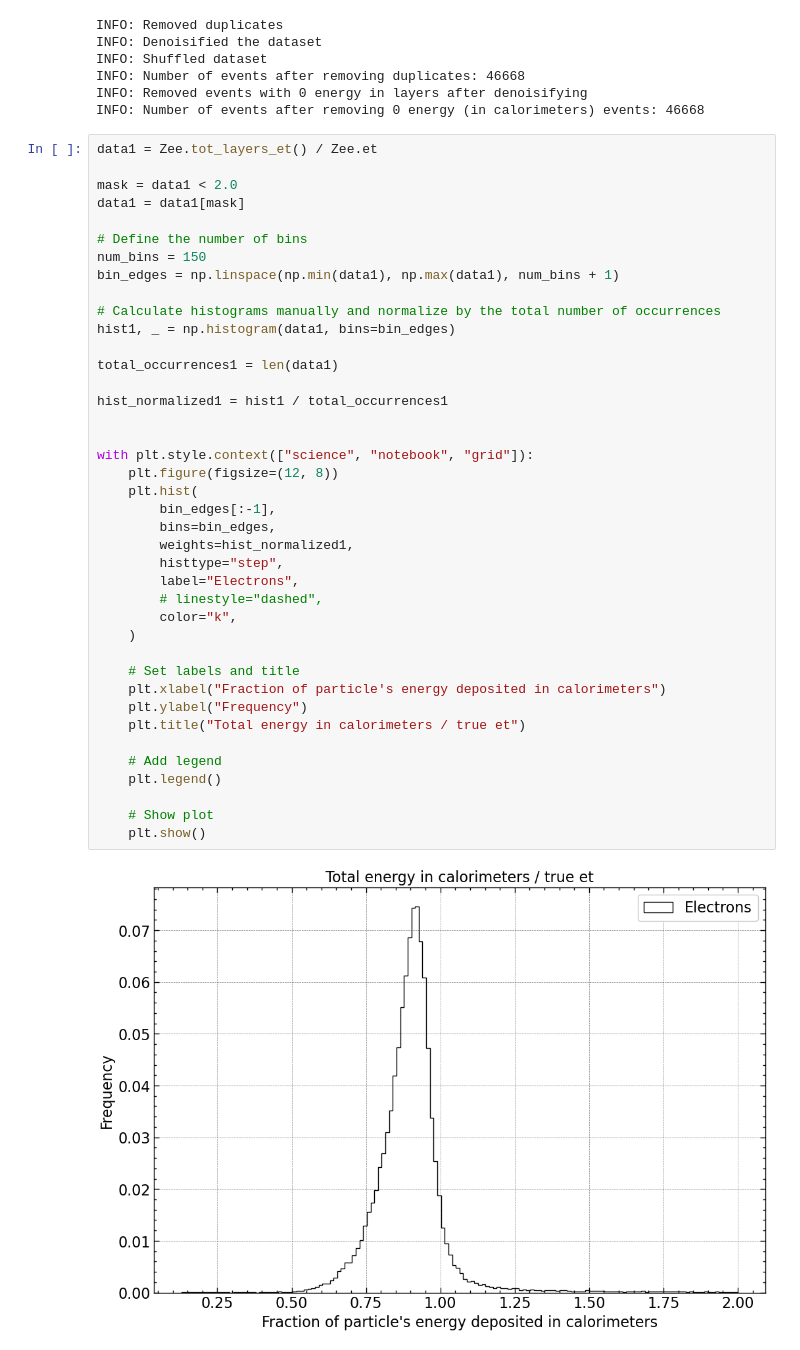
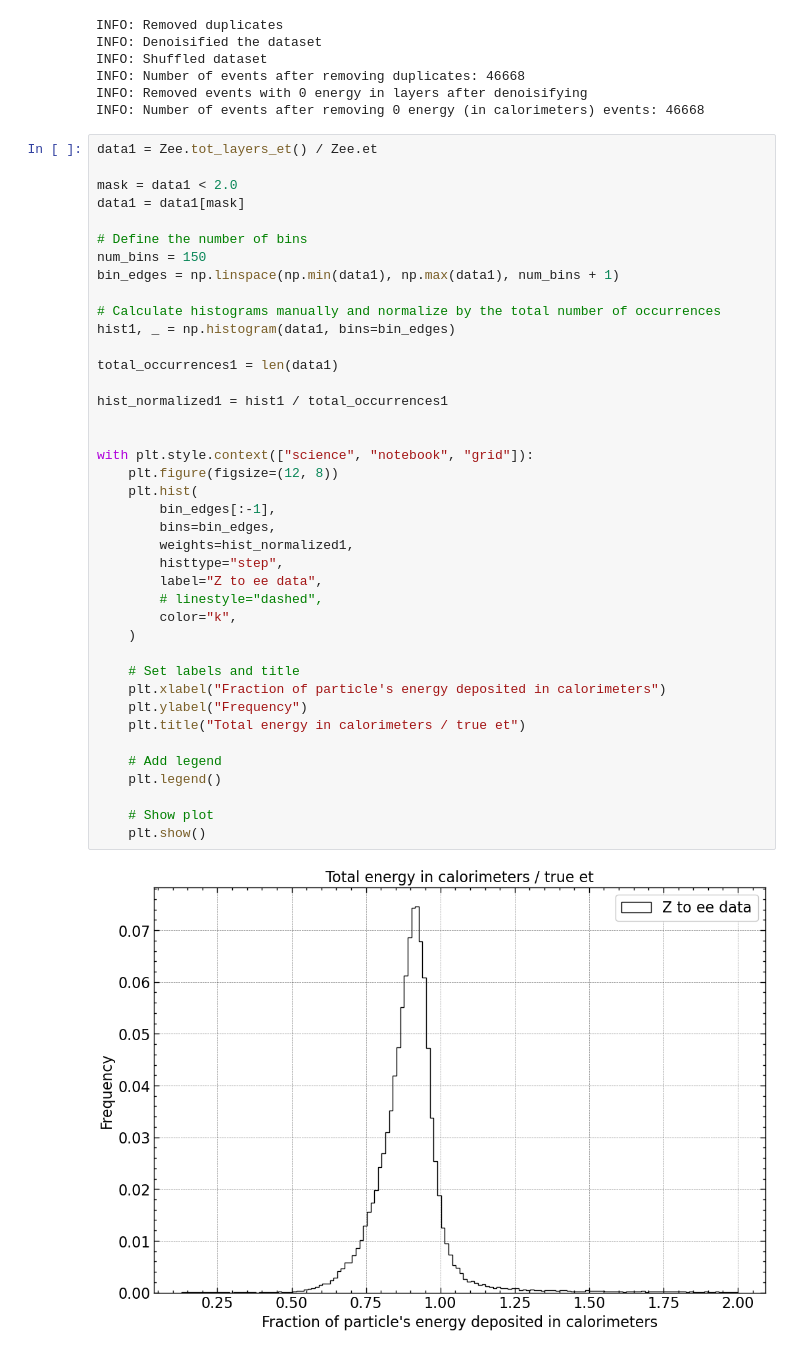
Before and after one commit to p-mucha/ML-for-ATLAS-Hardware-Trigger-at-HL-LHC-in-HH-4b, a Jupyter notebook: notebooks/11.0-pm-Z-ee-data-analysis.ipynb, the cells around one changed output. Cells and saved outputs as stored; diff of their text form.

```diff
--- a/notebooks/11.0-pm-Z-ee-data-analysis.ipynb
+++ b/notebooks/11.0-pm-Z-ee-data-analysis.ipynb
@@ -66,35 +66,35 @@ bin_edges = np.linspace(np.min(data1), np.max(data1), num_bins + 1)
 # Calculate histograms manually and normalize by the total number of occurrences
 hist1, _ = np.histogram(data1, bins=bin_edges)
 
 total_occurrences1 = len(data1)
 
 hist_normalized1 = hist1 / total_occurrences1
 
 
 with plt.style.context(["science", "notebook", "grid"]):
     plt.figure(figsize=(12, 8))
     plt.hist(
         bin_edges[:-1],
         bins=bin_edges,
         weights=hist_normalized1,
         histtype="step",
-        label="Electrons",
+        label="Z to ee data",
         # linestyle="dashed",
         color="k",
     )
 
     # Set labels and title
     plt.xlabel("Fraction of particle's energy deposited in calorimeters")
     plt.ylabel("Frequency")
     plt.title("Total energy in calorimeters / true et")
 
     # Add legend
     plt.legend()
 
     # Show plot
     plt.show()
 # %% [output]
-[figure, old version]
+[figure, new version]
 # %%
 with plt.style.context(["science", "notebook", "grid"]):
     plt.figure(figsize=(8, 8))
```
Also changed, not shown: parts of 4 cells of this notebook, 8 other files.
